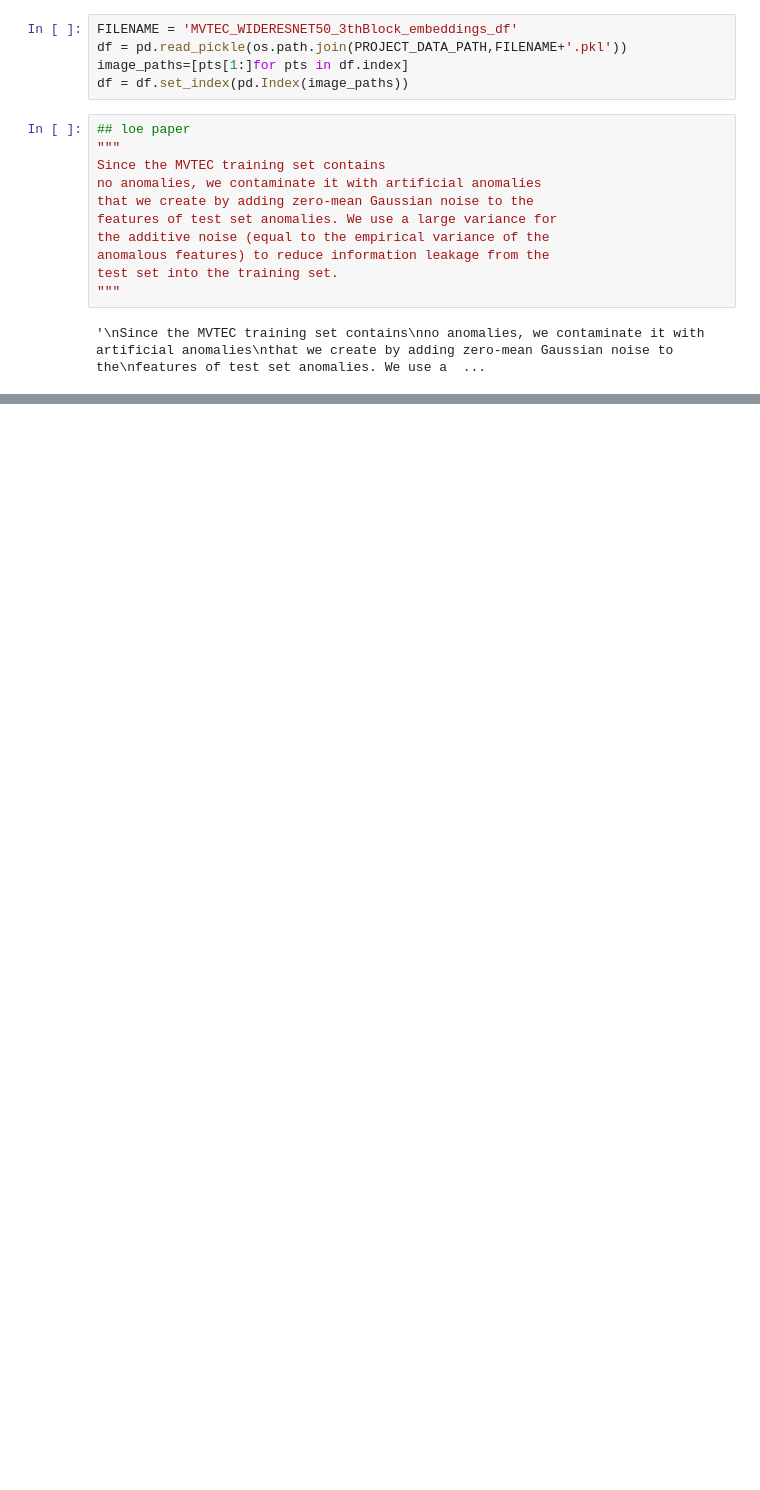
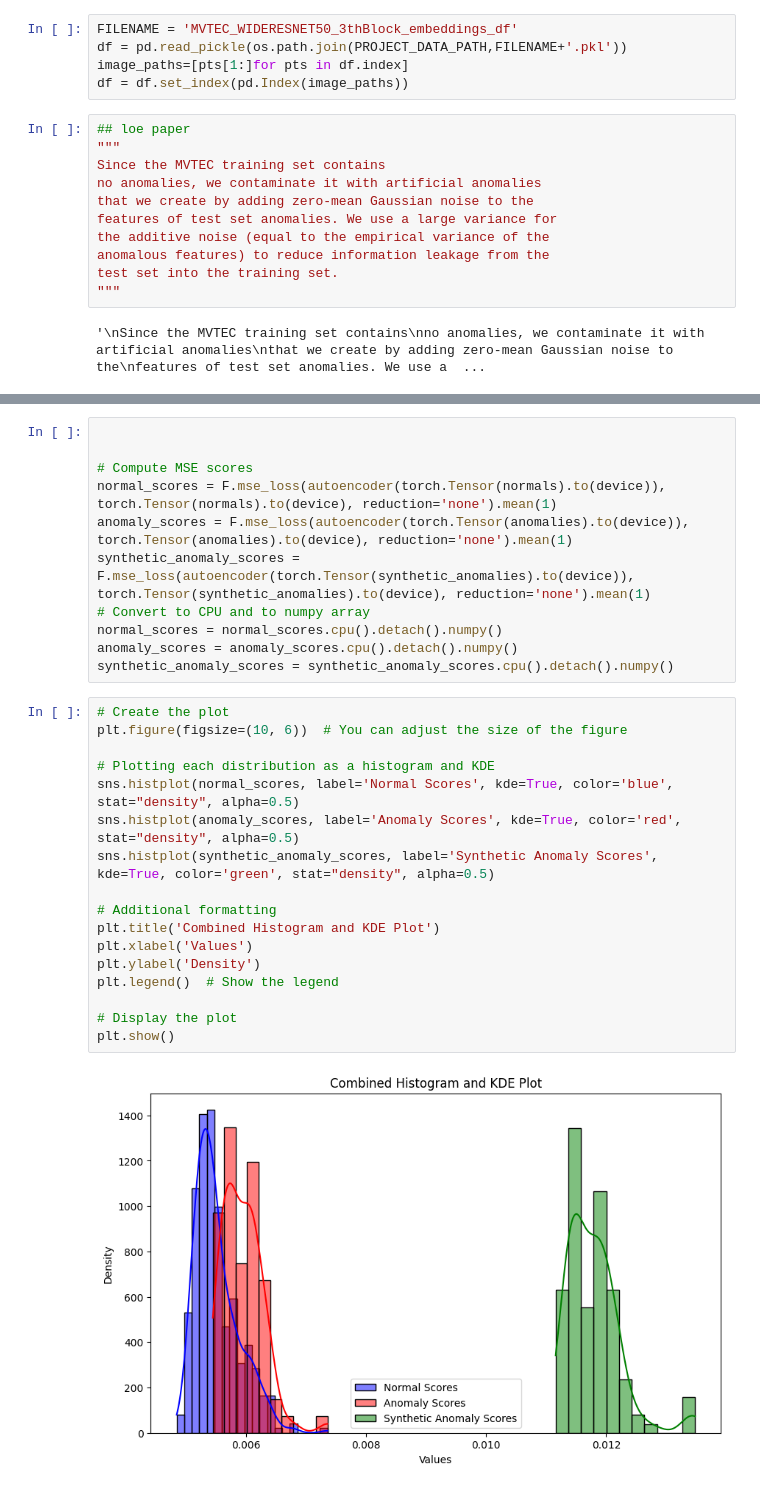
Before and after one commit to buehlpa/MVTec_Visualizer, a Jupyter notebook: workspace/mvtec_WIDERESNET50_syntheticAnomalies.ipynb, the cells around one changed output, grey strips where cells are left out. Cells and saved outputs as stored; diff of their text form; blank space fills up the shorter version.

```diff
--- a/workspace/mvtec_WIDERESNET50_syntheticAnomalies.ipynb
+++ b/workspace/mvtec_WIDERESNET50_syntheticAnomalies.ipynb
@@ -97,0 +252,30 @@ plt.show()
+# %%
+
+
+# Compute MSE scores
+normal_scores = F.mse_loss(autoencoder(torch.Tensor(normals).to(device)), torch.Tensor(normals).to(device), reduction='none').mean(1)
+anomaly_scores = F.mse_loss(autoencoder(torch.Tensor(anomalies).to(device)), torch.Tensor(anomalies).to(device), reduction='none').mean(1)
+synthetic_anomaly_scores = F.mse_loss(autoencoder(torch.Tensor(synthetic_anomalies).to(device)), torch.Tensor(synthetic_anomalies).to(device), reduction='none').mean(1)
+# Convert to CPU and to numpy array
+normal_scores = normal_scores.cpu().detach().numpy()
+anomaly_scores = anomaly_scores.cpu().detach().numpy()
+synthetic_anomaly_scores = synthetic_anomaly_scores.cpu().detach().numpy()
+# %%
+# Create the plot
+plt.figure(figsize=(10, 6))  # You can adjust the size of the figure
+
+# Plotting each distribution as a histogram and KDE
+sns.histplot(normal_scores, label='Normal Scores', kde=True, color='blue', stat="density", alpha=0.5)
+sns.histplot(anomaly_scores, label='Anomaly Scores', kde=True, color='red', stat="density", alpha=0.5)
+sns.histplot(synthetic_anomaly_scores, label='Synthetic Anomaly Scores', kde=True, color='green', stat="density", alpha=0.5)
+
+# Additional formatting
+plt.title('Combined Histogram and KDE Plot')
+plt.xlabel('Values')
+plt.ylabel('Density')
+plt.legend()  # Show the legend
+
+# Display the plot
+plt.show()
+# %% [output]
+[figure, added]
```
Also changed, not shown: parts of 9 cells of this notebook.
